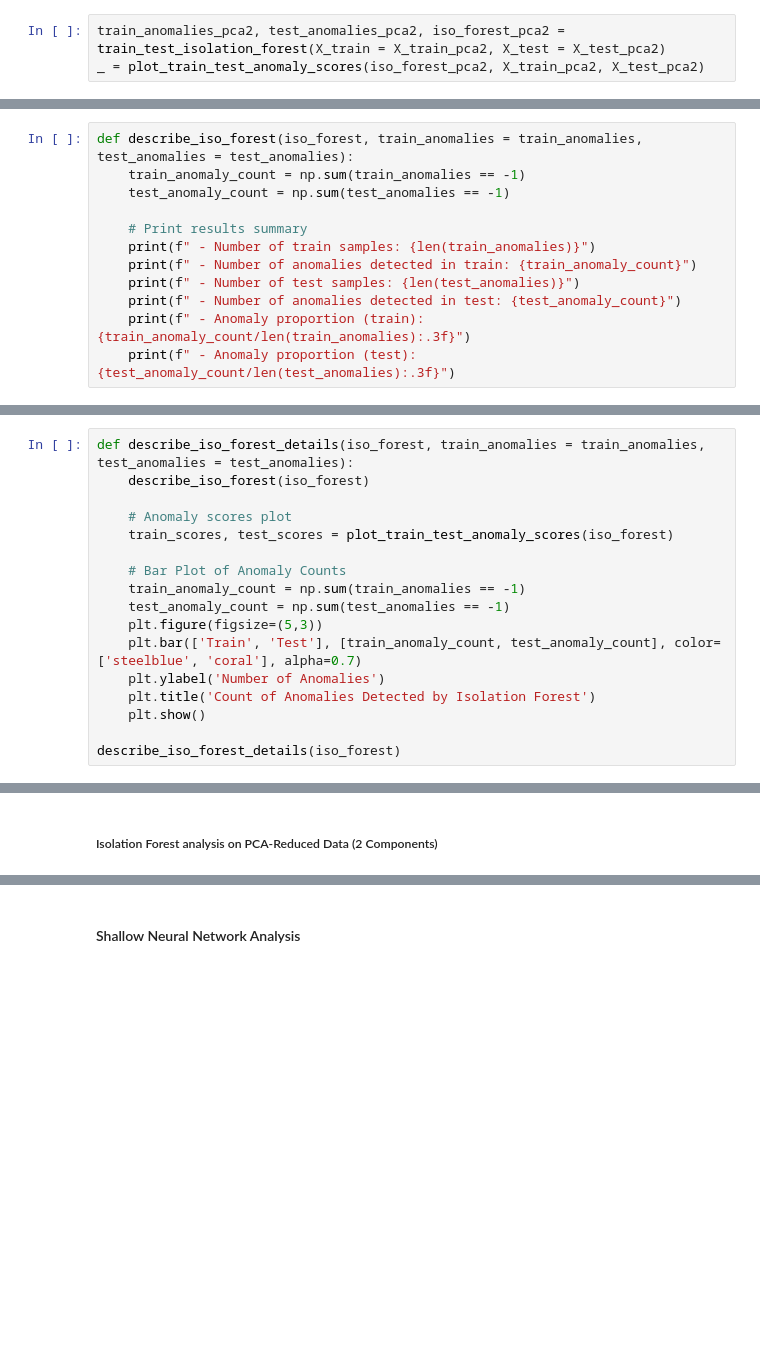
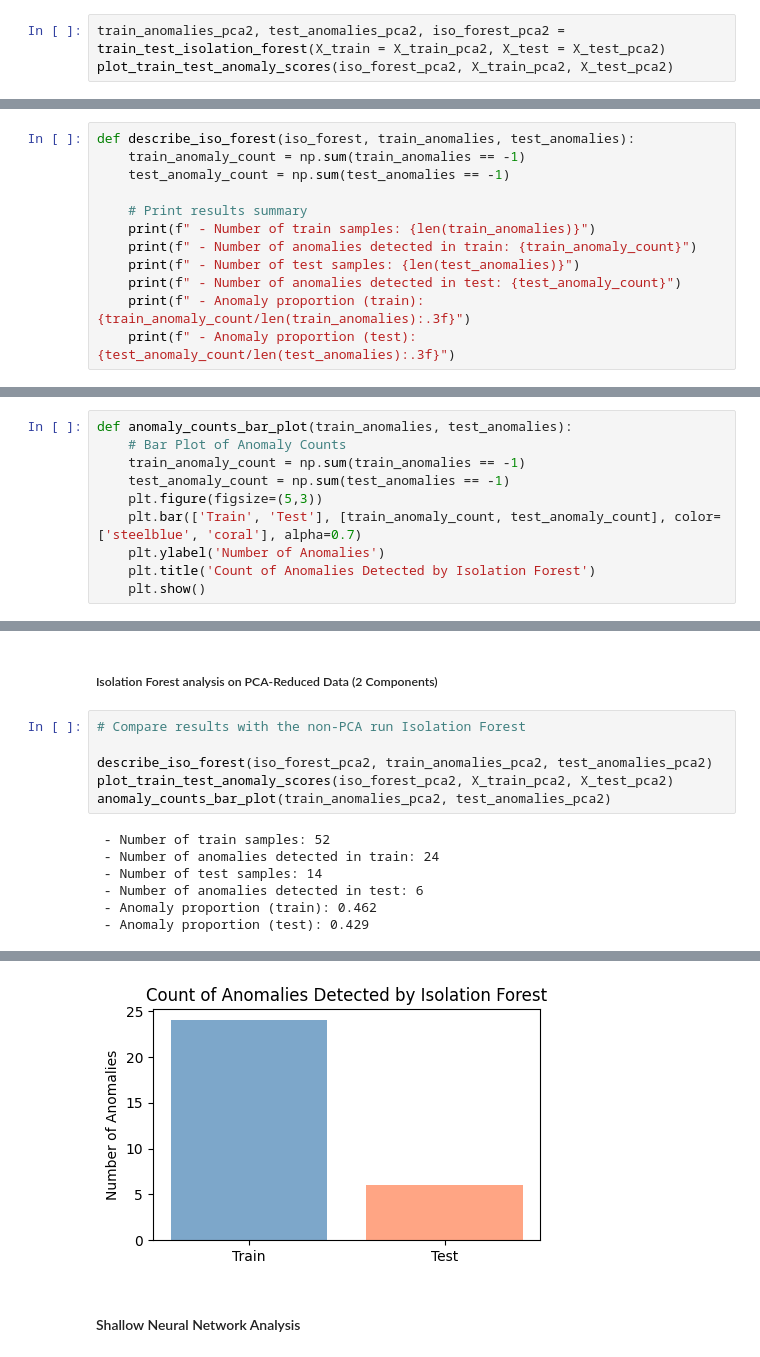
Before and after one commit to TheKusz/ML_DSM040-2025-APR, a Jupyter notebook: CW 2/CW2.ipynb, the cells around one changed output, grey strips where cells are left out. Cells and saved outputs as stored; diff of their text form; blank space fills up the shorter version.

```diff
--- a/CW 2/CW2.ipynb
+++ b/CW 2/CW2.ipynb
@@ -426,7 +424,7 @@ There is substantial overlap in the score distributions, suggesting that:
 #### 2.3.1 Isolation Forest on PCA-Reduced Data (2 Components)
 # %%
 train_anomalies_pca2, test_anomalies_pca2, iso_forest_pca2 = train_test_isolation_forest(X_train = X_train_pca2, X_test = X_test_pca2)
-_ = plot_train_test_anomaly_scores(iso_forest_pca2, X_train_pca2, X_test_pca2)
+plot_train_test_anomaly_scores(iso_forest_pca2, X_train_pca2, X_test_pca2)
 # %% [output]
 [figure]
 # %% [markdown]
@@ -568,7 +566,7 @@ The matching cluster sizes and assignments in the PCA-reduced feature space conf
 # %% [markdown]
 #### Isolation Forest results
 # %%
-def describe_iso_forest(iso_forest, train_anomalies = train_anomalies, test_anomalies = test_anomalies):
+def describe_iso_forest(iso_forest, train_anomalies, test_anomalies):
     train_anomaly_count = np.sum(train_anomalies == -1)
     test_anomaly_count = np.sum(test_anomalies == -1)
 
@@ -935,12 +932,7 @@ K-means clustering in two-dimensional PCA space exposes the core structure of Hu
 # %% [markdown]
 #### Isolation Forest analysis
 # %%
-def describe_iso_forest_details(iso_forest, train_anomalies = train_anomalies, test_anomalies = test_anomalies):
-    describe_iso_forest(iso_forest)
-
-    # Anomaly scores plot
-    train_scores, test_scores = plot_train_test_anomaly_scores(iso_forest)
-
+def anomaly_counts_bar_plot(train_anomalies, test_anomalies):
     # Bar Plot of Anomaly Counts
     train_anomaly_count = np.sum(train_anomalies == -1)
     test_anomaly_count = np.sum(test_anomalies == -1)
@@ -949,5 +941,3 @@ def describe_iso_forest_details(iso_forest, train_anomalies = train_anomalies, t
     plt.ylabel('Number of Anomalies')
     plt.title('Count of Anomalies Detected by Isolation Forest')
     plt.show()
-
-describe_iso_forest_details(iso_forest)
@@ -983,3 +977,16 @@ While the proportion of anomalies is somewhat high, this highlights the presence
 Isolation Forest effectively highlights enterprises with atypical performance patterns in the Hungarian SME data, providing a valuable dimension to unsupervised structural and clustering analyses. Used alongside PCA and K-means, it completes a robust toolkit for diagnostic, strategic, and development-focused data analytics.
 # %% [markdown]
 ##### Isolation Forest analysis on PCA-Reduced Data (2 Components)
+# %%
+# Compare results with the non-PCA run Isolation Forest
+
+describe_iso_forest(iso_forest_pca2, train_anomalies_pca2, test_anomalies_pca2)
+plot_train_test_anomaly_scores(iso_forest_pca2, X_train_pca2, X_test_pca2)
+anomaly_counts_bar_plot(train_anomalies_pca2, test_anomalies_pca2)
+# %% [output]
+ - Number of train samples: 52
+ - Number of anomalies detected in train: 24
+ - Number of test samples: 14
+ - Number of anomalies detected in test: 6
+ - Anomaly proportion (train): 0.462
+ - Anomaly proportion (test): 0.429
@@ -986,3 +994,4 @@ Isolation Forest effectively highlights enterprises with atypical performance pa
+[figure, added]
 # %% [markdown]
 #### Shallow Neural Network Analysis
 # %%
```
Also changed, not shown: parts of 28 cells of this notebook.
